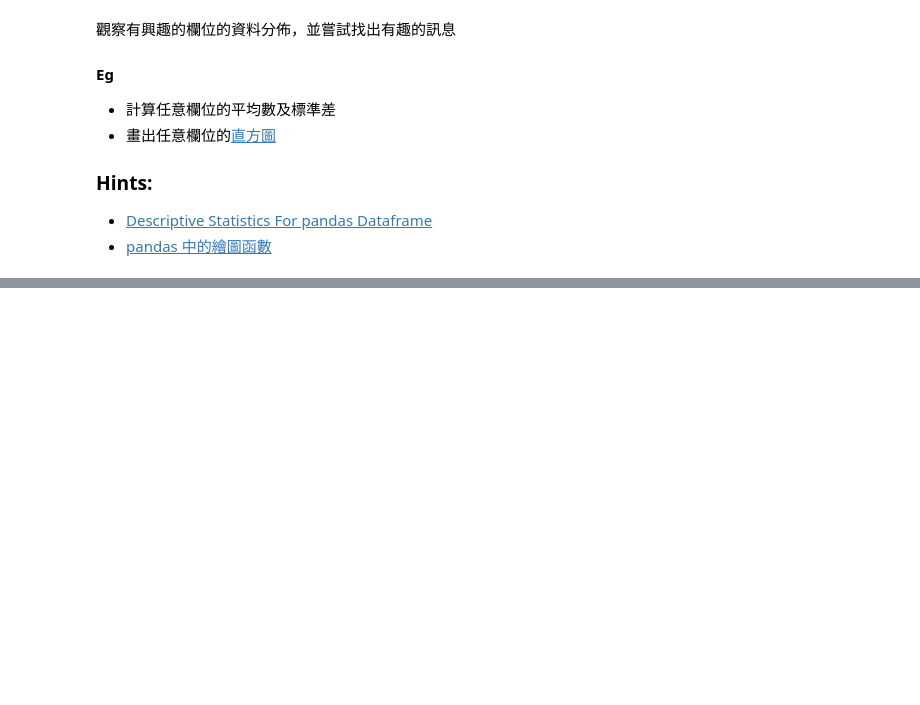
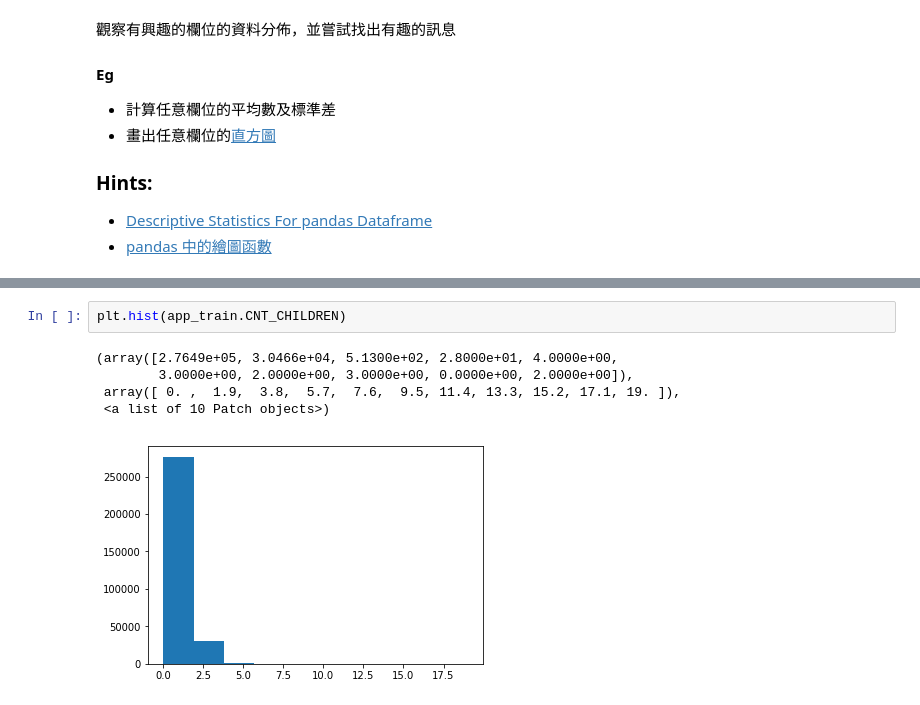
Before and after one commit to j0987834204/2nd-ML100Days, a Jupyter notebook: homework/Day_005_HW.ipynb, the cells around one changed output, grey strips where cells are left out. Drawn from its saved outputs; the diff is of its cells as text; blank space fills up the shorter version.

```diff
--- a/homework/Day_005_HW.ipynb
+++ b/homework/Day_005_HW.ipynb
@@ -25,0 +39,8 @@ import matplotlib.pyplot as plt
+# %%
+plt.hist(app_train.CNT_CHILDREN)
+# %% [output]
+(array([2.7649e+05, 3.0466e+04, 5.1300e+02, 2.8000e+01, 4.0000e+00,
+        3.0000e+00, 2.0000e+00, 3.0000e+00, 0.0000e+00, 2.0000e+00]),
+ array([ 0. ,  1.9,  3.8,  5.7,  7.6,  9.5, 11.4, 13.3, 15.2, 17.1, 19. ]),
+ <a list of 10 Patch objects>)
+[figure, added]
```
Also changed, not shown: parts of 4 cells of this notebook, 1 other file.
